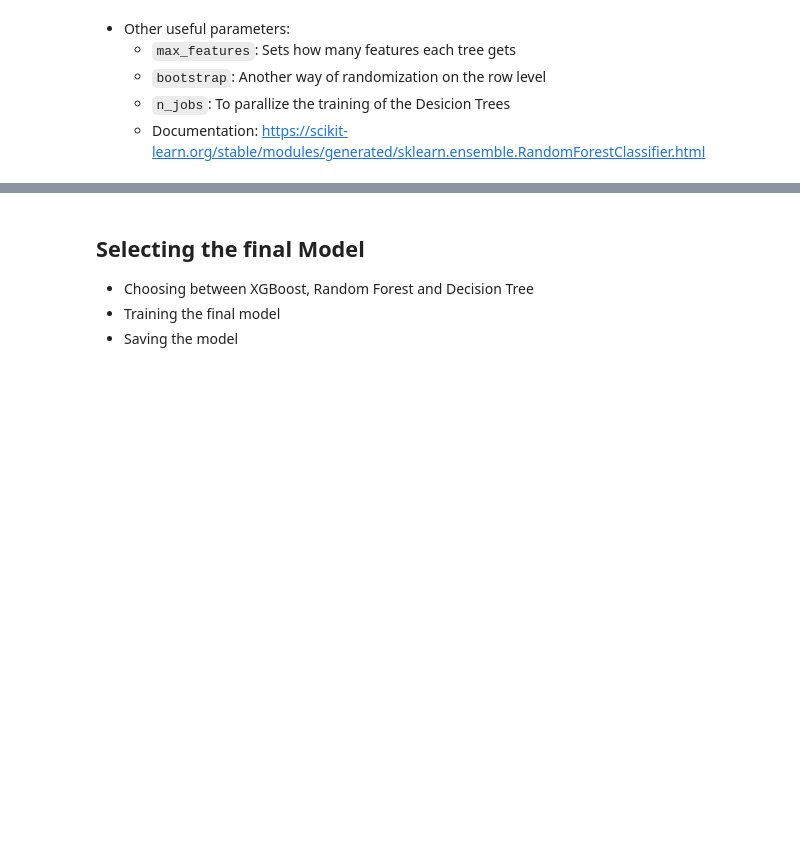
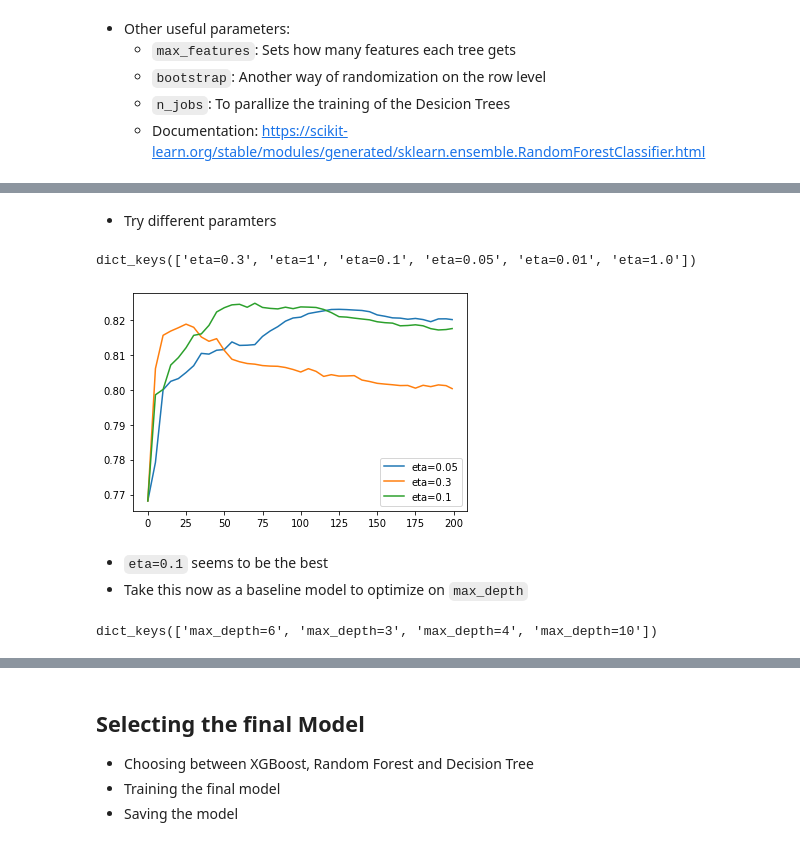
Before and after one commit to froukje/ml-zoomcamp, a Jupyter notebook: week6/Lecture_6_Decision_Trees_Ensemble_Learning.ipynb, the cells around one changed output, grey strips where cells are left out. Cells and saved outputs as stored; diff of their text form; code cells hidden in the pictures; blank space fills up the shorter version.

````diff
--- a/week6/Lecture_6_Decision_Trees_Ensemble_Learning.ipynb
+++ b/week6/Lecture_6_Decision_Trees_Ensemble_Learning.ipynb
@@ -1196,2 +1195,4 @@ plt.legend();
     * ```max_depth```
     * ```min_child_weight```
+# %%
+scores = {}
@@ -1197,0 +1217,20 @@ plt.legend();
+# %% [markdown]
+* Try different paramters
+# %%
+key = f"eta={xgb_params['eta']}"
+scores[key] = parse_xgb_output(output)
+# %%
+scores.keys()
+# %% [output]
+dict_keys(['eta=0.3', 'eta=1', 'eta=0.1', 'eta=0.05', 'eta=0.01', 'eta=1.0'])
+# %%
+etas = ["eta=0.05", "eta=0.3", "eta=0.1"]
+for eta in etas:
+    df_score = scores[eta]
+    plt.plot(df_score.num_iter, df_score.val_auc, label=eta)
+plt.legend()
+# %% [output]
+[figure, added]
+# %% [markdown]
+* ```eta=0.1``` seems to be the best
+* Take this now as a baseline model to optimize on ```max_depth```
@@ -1197,0 +1260,4 @@ plt.legend();
+# %%
+scores.keys()
+# %% [output]
+dict_keys(['max_depth=6', 'max_depth=3', 'max_depth=4', 'max_depth=10'])
````
Also changed, not shown: parts of 134 cells of this notebook.
